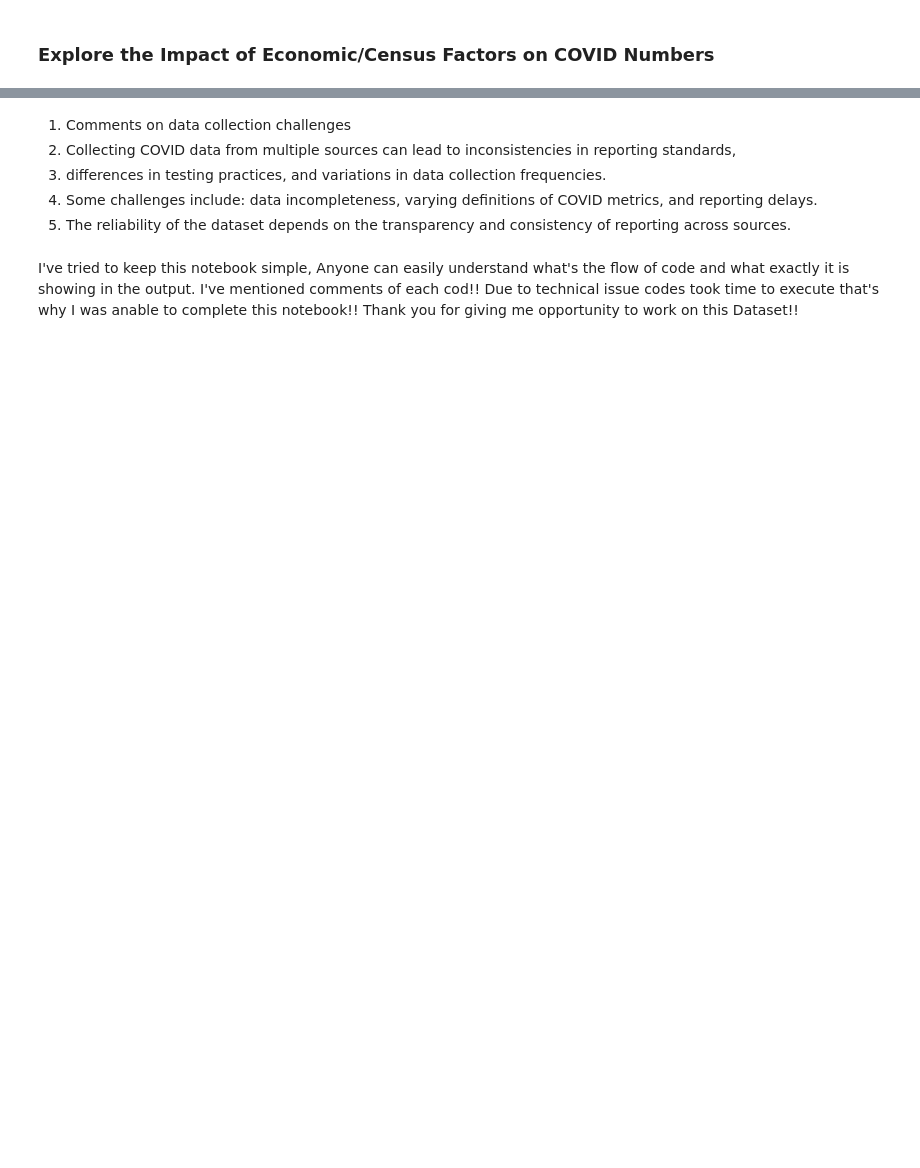
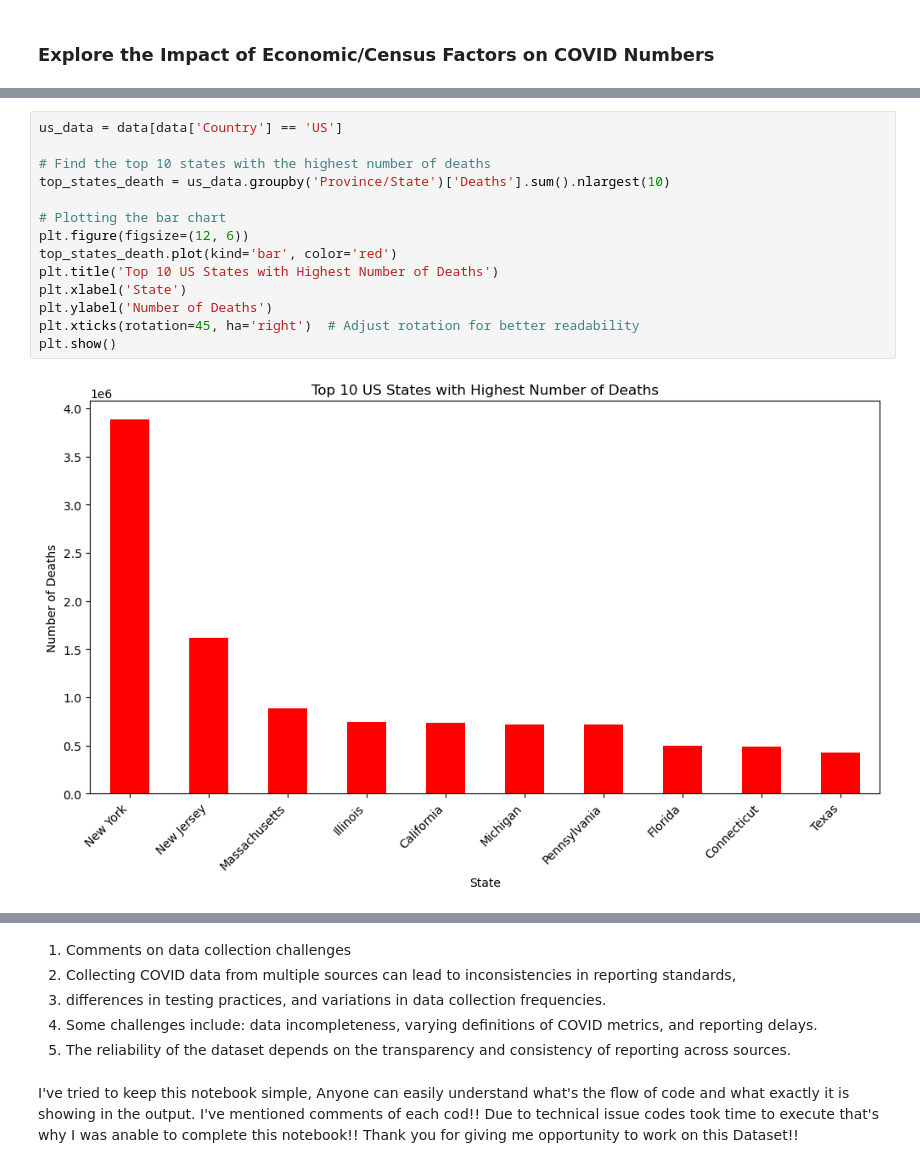
Before and after one commit to jkapoor18/World_covid_dataset, a Jupyter notebook: World_covid_dataset.ipynb, the cells around one changed output, grey strips where cells are left out. Drawn from its saved outputs; the diff is of its cells as text; blank space fills up the shorter version.

```diff
--- a/World_covid_dataset.ipynb
+++ b/World_covid_dataset.ipynb
@@ -362,0 +389,16 @@ plt.show()
+# %%
+us_data = data[data['Country'] == 'US']
+
+# Find the top 10 states with the highest number of deaths
+top_states_death = us_data.groupby('Province/State')['Deaths'].sum().nlargest(10)
+
+# Plotting the bar chart
+plt.figure(figsize=(12, 6))
+top_states_death.plot(kind='bar', color='red')
+plt.title('Top 10 US States with Highest Number of Deaths')
+plt.xlabel('State')
+plt.ylabel('Number of Deaths')
+plt.xticks(rotation=45, ha='right')  # Adjust rotation for better readability
+plt.show()
+# %% [output]
+[figure, added]
```
Also changed, not shown: parts of 9 cells of this notebook.
